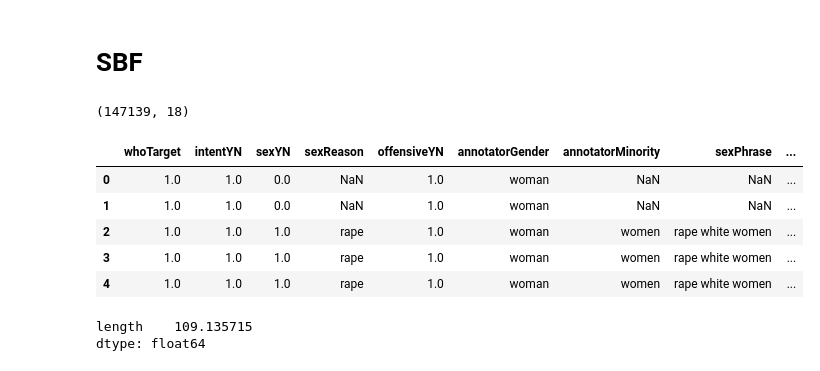
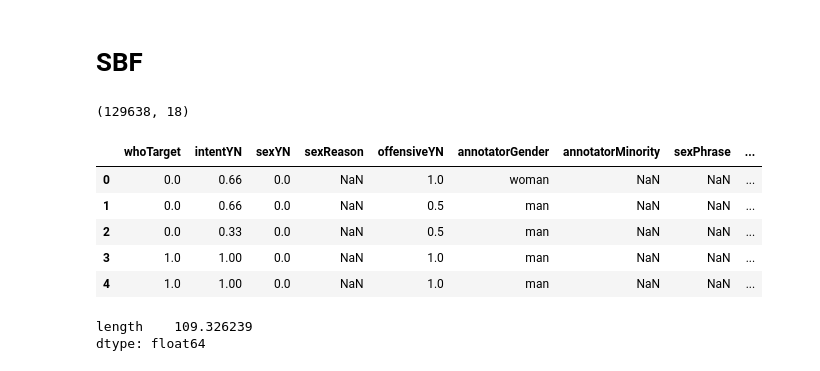
Before and after one commit to richouzo/cs6471-project, a Jupyter notebook: src/analysis/data_analysis.ipynb, the cells around one changed output. Saved outputs shown, nothing was run; the diff lists cells and outputs as text; code cells hidden in the pictures.

```diff
--- a/src/analysis/data_analysis.ipynb
+++ b/src/analysis/data_analysis.ipynb
@@ -127,20 +197,20 @@ df_sbf_tst = pd.read_csv('./../../data/original_datasets/SBFv2.tst.csv')
 # %%
 # concatenate the datasets
-df_sbf = pd.concat([df_sbf_dev, df_sbf_trn, df_sbf_tst], ignore_index=True)
+df_sbf = pd.concat([df_sbf_trn, df_sbf_dev], ignore_index=True)
 print(df_sbf.shape)
 df_sbf.head()
 # %% [output]
-(147139, 18)
+(129638, 18)
 |  | whoTarget | intentYN | sexYN | sexReason | offensiveYN | annotatorGender | annotatorMinority | sexPhrase | ... |
-| 0 | 1.0 | 1.0 | 0.0 | NaN | 1.0 | woman | NaN | NaN | ... |
-| 1 | 1.0 | 1.0 | 0.0 | NaN | 1.0 | woman | NaN | NaN | ... |
-| 2 | 1.0 | 1.0 | 1.0 | rape | 1.0 | woman | women | rape white women | ... |
-| 3 | 1.0 | 1.0 | 1.0 | rape | 1.0 | woman | women | rape white women | ... |
-| 4 | 1.0 | 1.0 | 1.0 | rape | 1.0 | woman | women | rape white women | ... |
+| 0 | 0.0 | 0.66 | 0.0 | NaN | 1.0 | woman | NaN | NaN | ... |
+| 1 | 0.0 | 0.66 | 0.0 | NaN | 0.5 | man | NaN | NaN | ... |
+| 2 | 0.0 | 0.33 | 0.0 | NaN | 0.5 | man | NaN | NaN | ... |
+| 3 | 1.0 | 1.00 | 0.0 | NaN | 1.0 | man | NaN | NaN | ... |
+| 4 | 1.0 | 1.00 | 0.0 | NaN | 1.0 | man | NaN | NaN | ... |
 # %%
 # calculate the average length of the posts
 df_sbf['length'] = df_sbf['post'].apply(len)
 df_sbf.agg({'length': lambda x: x.mean()})
 # %% [output]
-length    109.135715
+length    109.326239
 dtype: float64
```
Also changed, not shown: parts of 15 cells of this notebook.
